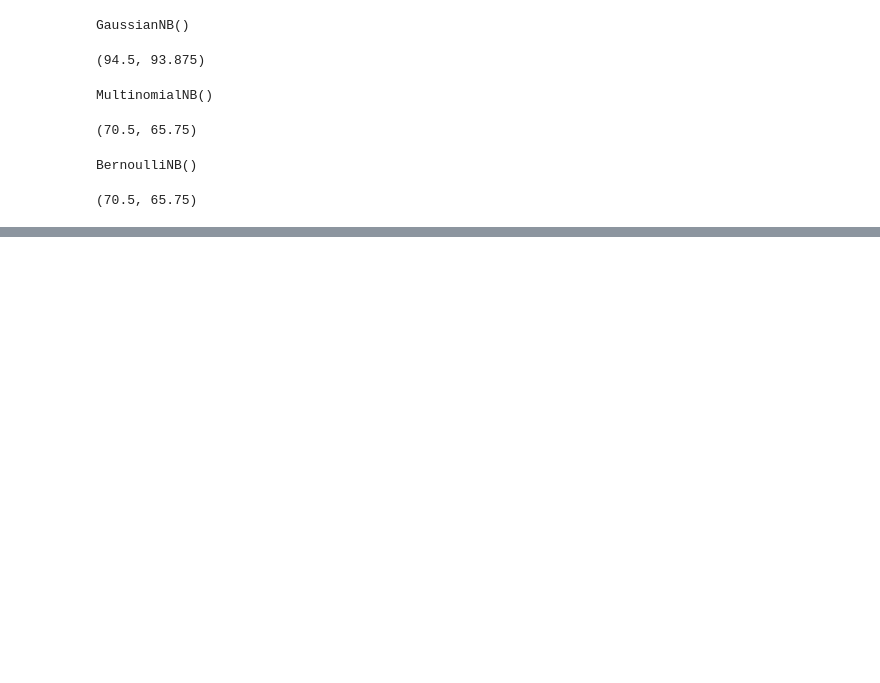
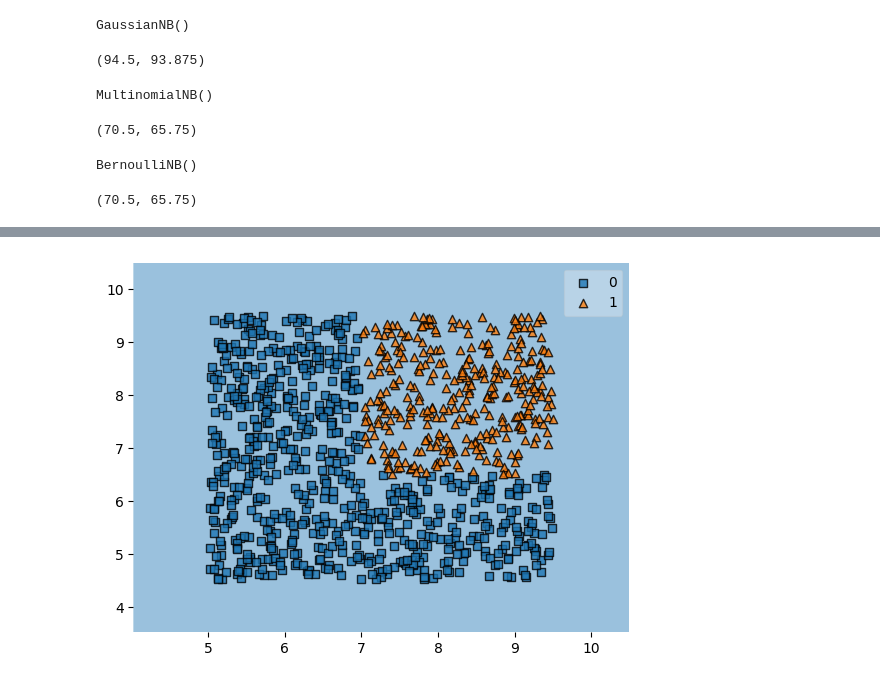
Before and after one commit to ChaturvedyShalini/ml-learning-journey, a Jupyter notebook: naive_bayes.ipynb, the cells around one changed output, grey strips where cells are left out. Cells and saved outputs as stored; diff of their text form; code cells hidden in the pictures; blank space fills up the shorter version.

```diff
--- a/naive_bayes.ipynb
+++ b/naive_bayes.ipynb
@@ -97,0 +103,5 @@ bnb.score(x_test, y_test)*100, bnb.score(x_train, y_train)*100
+# %%
+plot_decision_regions(x.to_numpy(), y.to_numpy(), clf = mnb)
+plt.show()
+# %% [output]
+[figure, added]
```
Also changed, not shown: parts of 2 cells of this notebook.
